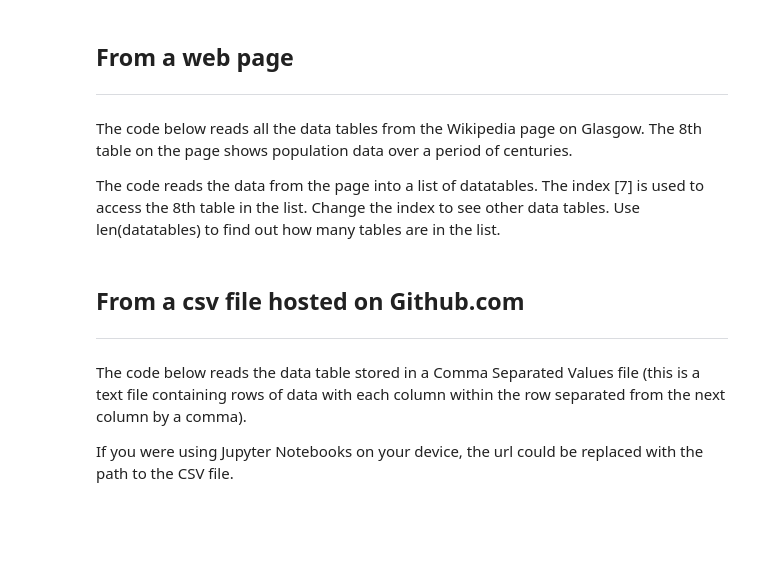
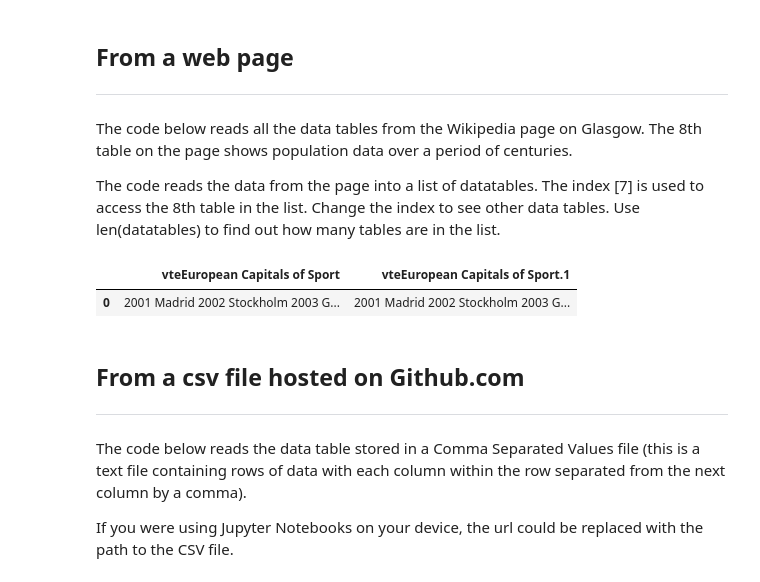
Before and after one commit to light-lamp/Datalabs-python-worksheets, a Jupyter notebook: Data_Analysis_Worksheets/Data_retrieval_worksheet.ipynb, the cells around one changed output. Saved outputs shown, nothing was run; the diff lists cells and outputs as text; code cells hidden in the pictures; blank space fills up the shorter version.

```diff
--- a/Data_Analysis_Worksheets/Data_retrieval_worksheet.ipynb
+++ b/Data_Analysis_Worksheets/Data_retrieval_worksheet.ipynb
@@ -15,8 +15,11 @@ The code reads the data from the page into a list of datatables.  The index [7]
 # %%
 import pandas as pd
 datatables = pd.read_html('https://en.wikipedia.org/wiki/Glasgow#Climate')
-df = datatables[7]  #Glasgow population data
+df = datatables[22]  #Glasgow population data
 df
+# %% [output]
+|  | vteEuropean Capitals of Sport | vteEuropean Capitals of Sport.1 |
+| 0 | 2001 Madrid 2002 Stockholm 2003 G... | 2001 Madrid 2002 Stockholm 2003 G... |
 # %% [markdown]
 ## From a csv file hosted on Github.com
 ---
```
Also changed, not shown: parts of 3 cells of this notebook.
